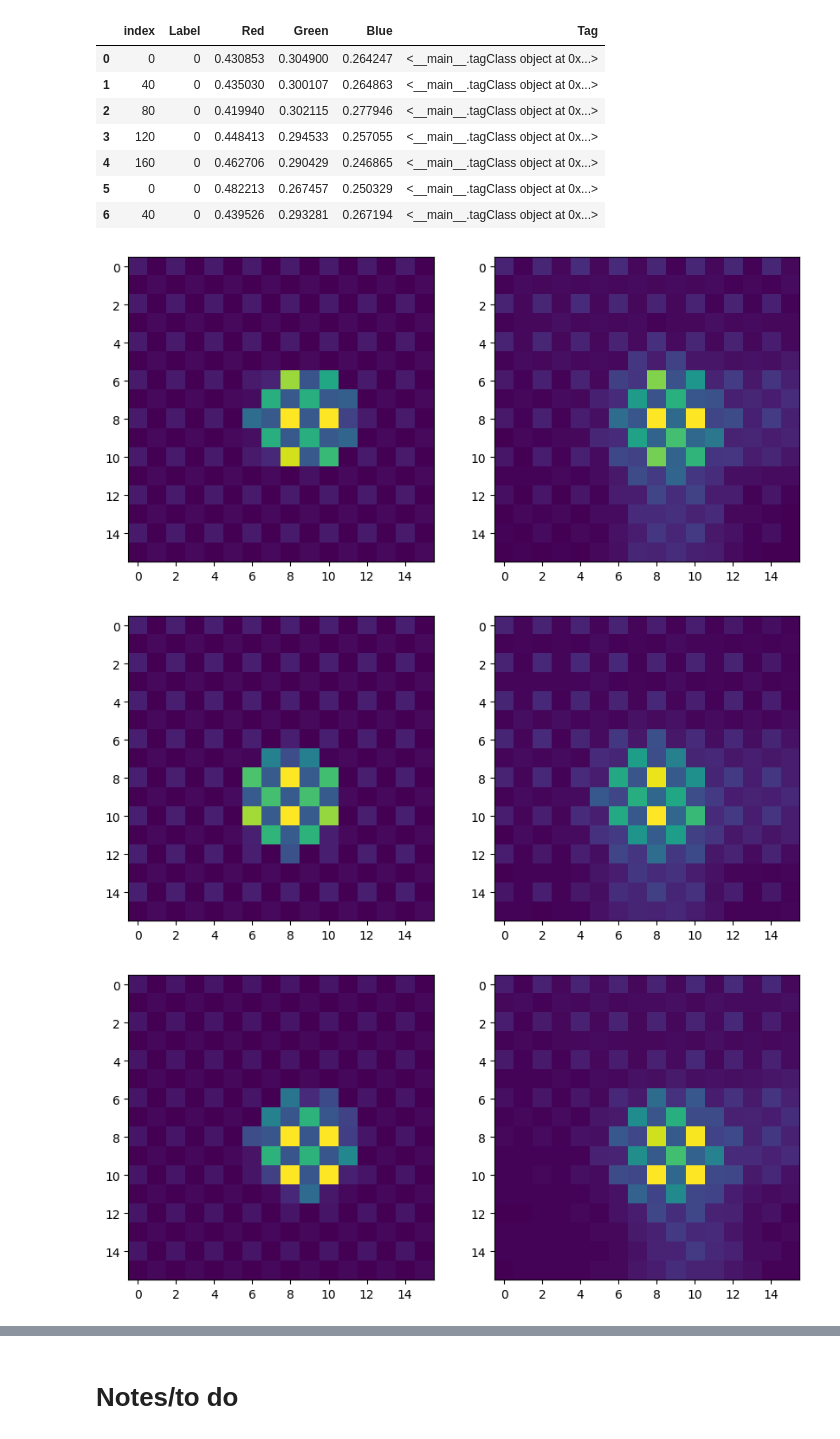
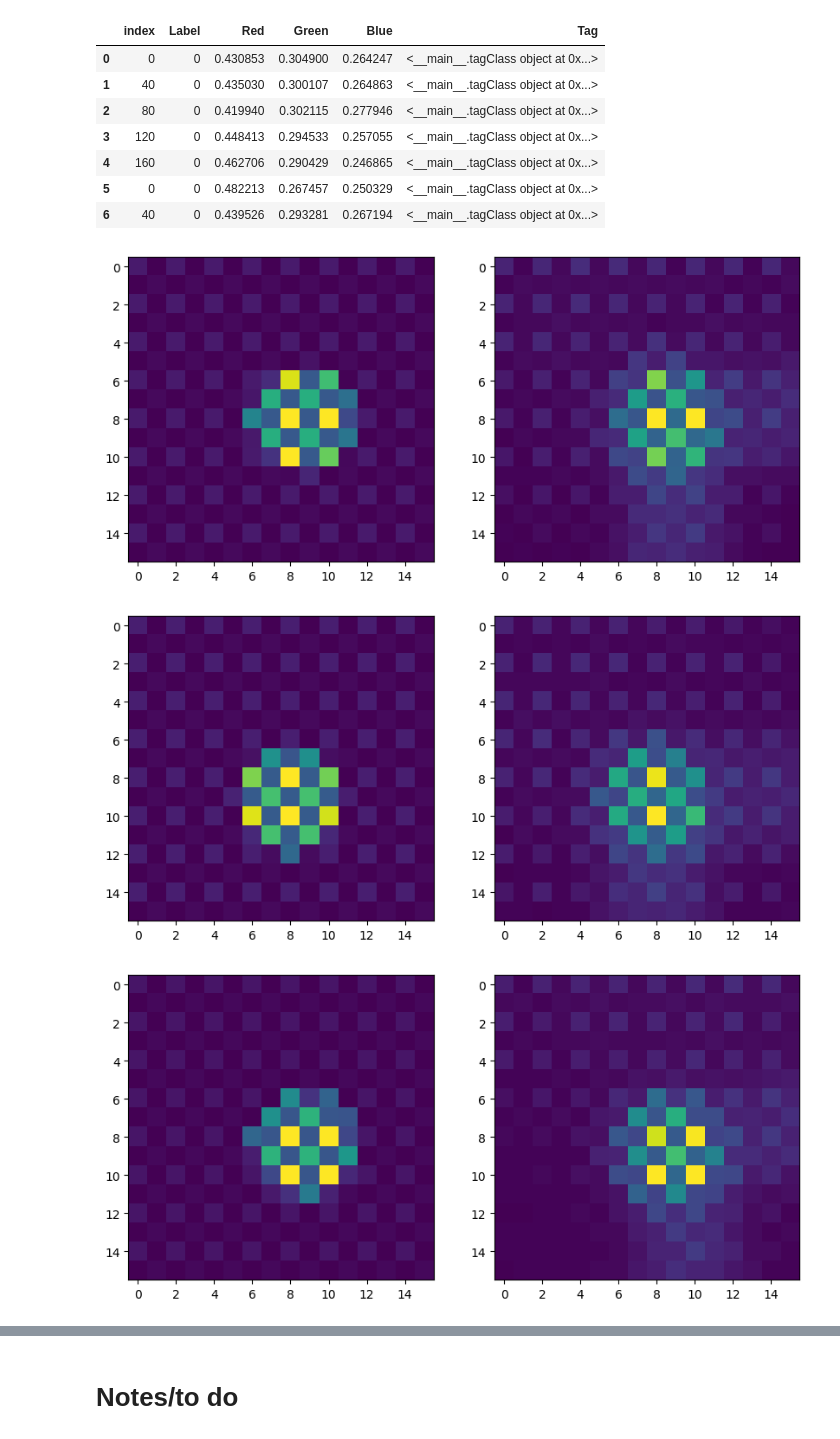
Before and after one commit to acb21kb/bumblebee-tags, a Jupyter notebook: open_files.ipynb, the cells around one changed output, grey strips where cells are left out. Saved outputs shown, nothing was run; the diff lists cells and outputs as text; code cells hidden in the pictures.

Commit message:
Plotted (average) RGB values of predictions comapred to actual for Tag0 in all images

```diff
--- a/open_files.ipynb
+++ b/open_files.ipynb
@@ -97,8 +97,8 @@ def getPhoto(tag: tagClass):
     photo = file['img']
     return photo
 # %%
-def getPixels(t: tagClass, photo):
-    tagX, tagX2, tagY, tagY2 = t.getSnipCoords()
+def getPixels(t: tuple, photo):
+    tagX, tagX2, tagY, tagY2 = t
     red = 0
     green = 0
     blue = 0
@@ -117,14 +117,14 @@ def getPixels(t: tagClass, photo):
 xTags = pd.DataFrame(columns=["Label", "Red", "Green", "Blue", "Tag"])
 for tag in trainTags:
     photo = getPhoto(tag)
-    redVal, greenVal, blueVal = getPixels(tag, photo)
+    redVal, greenVal, blueVal = getPixels(tag.getSnipCoords(), photo)
     xTags.loc[len(xTags.index)] = [int(tag.getLabel().removeprefix("gridTag")), redVal, greenVal, blueVal, tag]
 # xTrain, xTest, yTrain, yTest = train_test_split(xTags[["Red", "Green", "Blue"]], xTags["Label"], test_size=0.2)
 # %%
 yTags = pd.DataFrame(columns=["Label", "Red", "Green", "Blue", "Tag"])
 for tag in testTags:
     photo = getPhoto(tag)
-    redVal, greenVal, blueVal = getPixels(tag, photo)
+    redVal, greenVal, blueVal = getPixels(tag.getSnipCoords(), photo)
     yTags.loc[len(yTags.index)] = [int(tag.getLabel().removeprefix("gridTag")), redVal, greenVal, blueVal, tag]
 # %%
 allTags = pd.concat([xTags, yTags])
@@ -449,21 +454,23 @@ onlyTag0
 | 6 | 40 | 0 | 0.439526 | 0.293281 | 0.267194 | <__main__.tagClass object at 0x...> |
 # %%
 tag0Hessian = []
+tag0Predictions = []
 for i in range(onlyTag0.shape[0]):
     realImg = getSnipPlot(onlyTag0['Tag'].iloc[i])
     params = np.array([8.0, 8, 100, 50, 20, 5, 4, 3])
     res = minimize(temp, params, jac=grad(temp), hess=hessian(temp),
                 bounds=((0,16), (0,16), (0,None), (0,None), (0,None), (0,None), (0,None), (0,None)))
     tagCoord, tagBright, bgBright = res.x[:2], res.x[2:5], res.x[5:]
-    pred = np.array(simulate_image(tagCoord, tagBright, bgBright, 2.5, [16,16])).reshape([16,16])
+    pred = np.array(simulate_image(tagCoord, tagBright, bgBright, 2.6, [16,16])).reshape([16,16])
     tag0Hessian.append(hessian(temp)(res.x))
+    tag0Predictions.append(pred)
 
     plt.figure(figsize=[10,5])
     plt.subplot(1,2,1)
     plt.imshow(pred)
     plt.subplot(1,2,2)
     plt.imshow(realImg)
 # %% [output]
-[figure, old version]
+[figure, new version]
-[figure, old version]
+[figure, new version]
 [figure]
```
Also changed, not shown: parts of 11 cells of this notebook.
